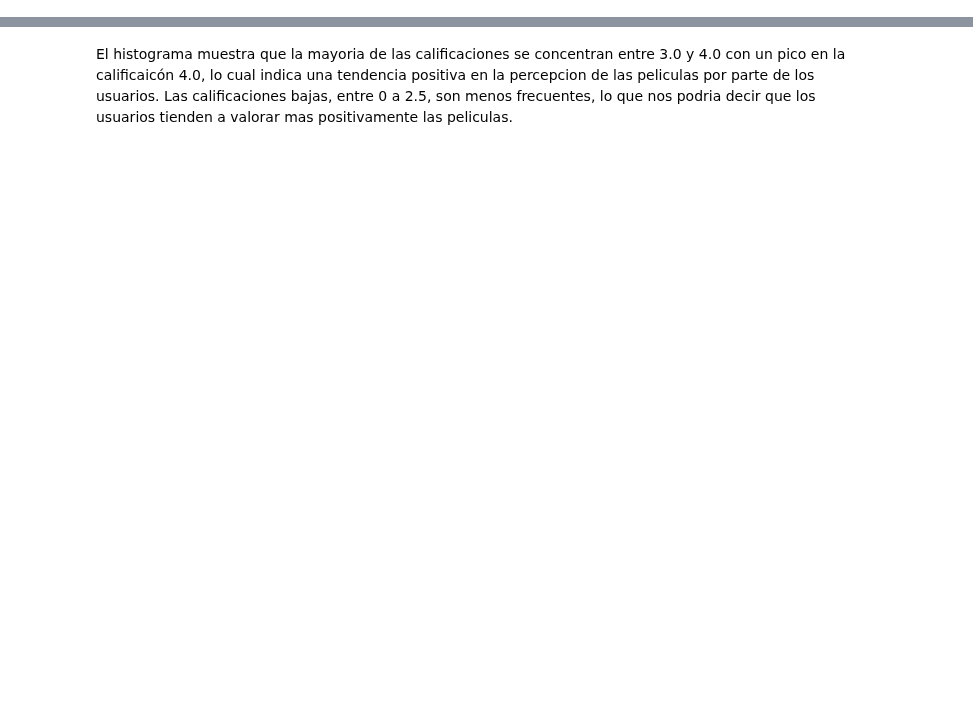
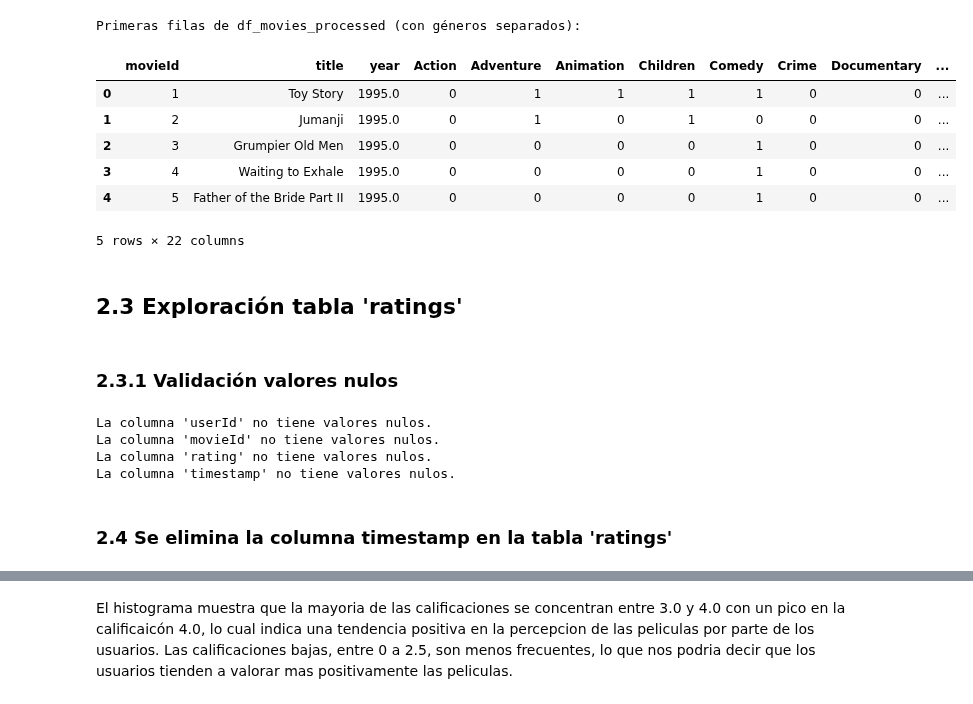
Before and after one commit to ValentinaJimenezTorres/A3_marketing, a Jupyter notebook: b_exploracion_limpieza.ipynb, the cells around one changed output, grey strips where cells are left out. Drawn from its saved outputs; the diff is of its cells as text; code cells hidden in the pictures; blank space fills up the shorter version.

Commit message:
se consilida el archivo de exploración

```diff
--- a/b_exploracion_limpieza.ipynb
+++ b/b_exploracion_limpieza.ipynb
@@ -328,0 +305,6 @@ plt.show()
+# %%
+#Se crea dataframe de pandas para hacer la división con esa librería
+df_movies_processed = pd.read_sql('SELECT * FROM movies', con)
+
+print("\nPrimeras filas de df_movies_processed (antes de separar géneros):\n")
+df_movies_processed.head()
@@ -328,0 +319,19 @@ plt.show()
+# %%
+# Separar los géneros con (función propia)
+df_movies_processed = separar_generos(df_movies_processed.copy())
+
+print("\nPrimeras filas de df_movies_processed (con géneros separados):\n")
+df_movies_processed.head()
+# %% [output]
+Primeras filas de df_movies_processed (con géneros separados):
+|  | movieId | title | year | Action | Adventure | Animation | Children | Comedy | Crime | Documentary | ... |
+| 0 | 1 | Toy Story | 1995.0 | 0 | 1 | 1 | 1 | 1 | 0 | 0 | ... |
+| 1 | 2 | Jumanji | 1995.0 | 0 | 1 | 0 | 1 | 0 | 0 | 0 | ... |
+| 2 | 3 | Grumpier Old Men | 1995.0 | 0 | 0 | 0 | 0 | 1 | 0 | 0 | ... |
+| 3 | 4 | Waiting to Exhale | 1995.0 | 0 | 0 | 0 | 0 | 1 | 0 | 0 | ... |
+| 4 | 5 | Father of the Bride Part II | 1995.0 | 0 | 0 | 0 | 0 | 1 | 0 | 0 | ... |
+5 rows × 22 columns
+# %% [markdown]
+## 2.3 Exploración tabla 'ratings'
+# %% [markdown]
+### 2.3.1 Validación valores nulos
@@ -328,0 +340,22 @@ plt.show()
+# %%
+# Verificar valores nulos en cada columna de la tabla 'ratings'
+cur.execute("PRAGMA table_info('ratings');")
+columnas = cur.fetchall()
+
+# Para cada columna, contar los valores nulos
+for columna in columnas:
+    nombre_columna = columna[1]
+    cur.execute(f"SELECT COUNT(*) FROM ratings WHERE {nombre_columna} IS NULL;")
+    nulos = cur.fetchone()[0]
+
+    if nulos > 0:
+        print(f"La columna '{nombre_columna}' tiene {nulos} valor(es) nulo(s).")
+    else:
+        print(f"La columna '{nombre_columna}' no tiene valores nulos.")
+# %% [output]
+La columna 'userId' no tiene valores nulos.
+La columna 'movieId' no tiene valores nulos.
+La columna 'rating' no tiene valores nulos.
+La columna 'timestamp' no tiene valores nulos.
+# %% [markdown]
+### 2.4 Se elimina la columna timestamp en la tabla 'ratings'
```
Also changed, not shown: parts of 162 cells of this notebook, 7 other files.
